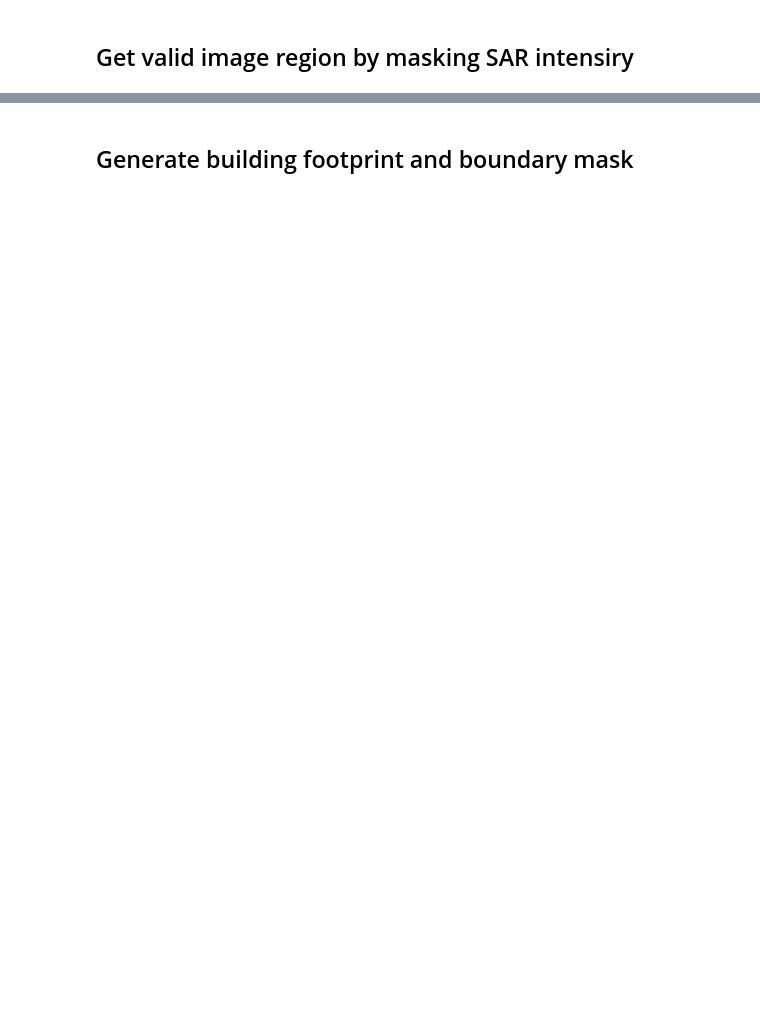
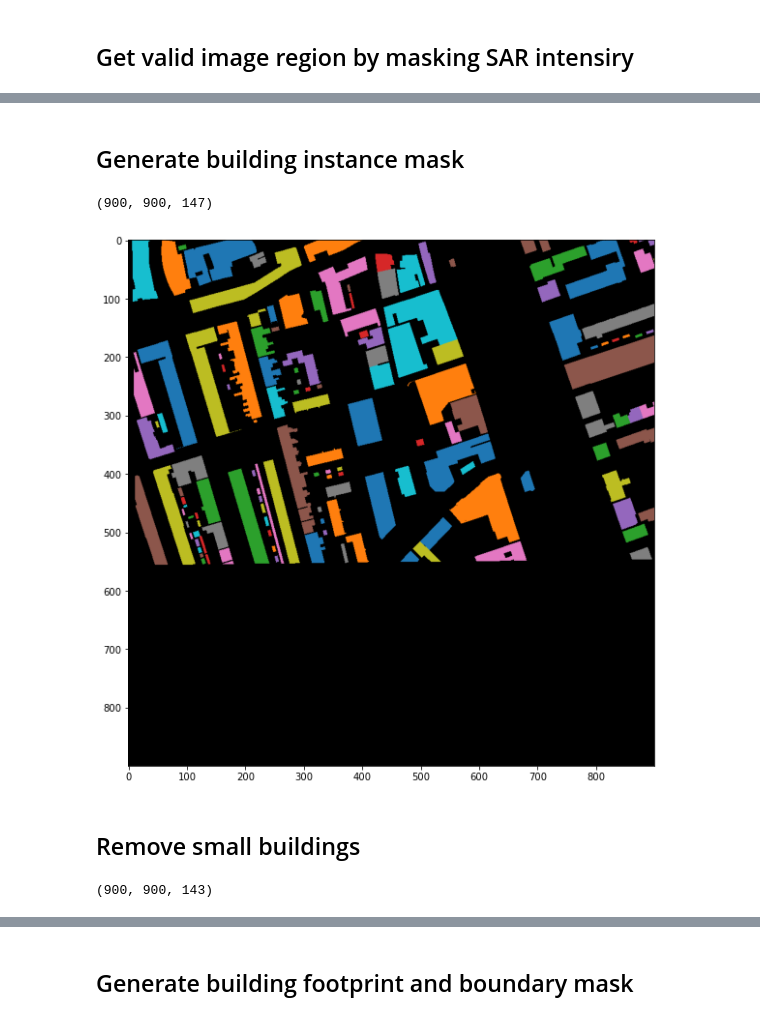
Before and after one commit to motokimura/spacenet6_solution, a Jupyter notebook: notebooks/geojson_to_mask.ipynb, the cells around one changed output, grey strips where cells are left out. Drawn from its saved outputs; the diff is of its cells as text; code cells hidden in the pictures; blank space fills up the shorter version.

```diff
--- a/notebooks/geojson_to_mask.ipynb
+++ b/notebooks/geojson_to_mask.ipynb
@@ -80,0 +81,58 @@ show_mask(roi_mask)
+# %% [markdown]
+## Generate building instance mask
+# %%
+instance_mask = sol.vector.mask.instance_mask(
+    df=building_label_path,
+    reference_im=sar_image_path
+)
+instance_mask[np.logical_not(roi_mask)] = 0
+
+print(instance_mask.shape)  # will show (900, 900, n_buildings)
+# %% [output]
+(900, 900, 147)
+# %%
+def colorize_instance_mask(instance_mask):
+    import seaborn as sns
+    def get_palette(n_color):
+        sns_palette = sns.color_palette(n_colors=n_color)
+        palette = []
+        for normalized_rgb in sns_palette:
+            rgb = [int(c * 255) for c in normalized_rgb]
+            palette.append(rgb)
+        return palette
+
+    h, w, n_building = instance_mask.shape
+    palette = get_palette(n_building)
+
+    colorized_mask = np.zeros(shape=[h, w, 3], dtype=np.uint8)
+    for i in range(n_building):
+        colorized_mask[instance_mask[:, :, i] > 0] = np.array(palette[i])
+
+    return colorized_mask
+
+
+colorized_mask = colorize_instance_mask(instance_mask)
+show_rgb_image(colorized_mask)
+# %% [output]
+[figure, added]
+# %% [markdown]
+## Remove small buildings
+# %%
+def compute_instance_pixel_extents(instance_mask):
+    instance_extents = []
+    _, _, n_building = instance_mask.shape
+    for i in range(n_building):
+        extent = (instance_mask[:, :, i] > 0).sum()
+        instance_extents.append(extent)
+    return instance_extents
+
+
+def remove_small_building(instance_mask, min_extent):
+    instance_extents = compute_instance_pixel_extents(instance_mask)
+    return instance_mask[:, :, np.array(instance_extents) > min_extent]
+
+
+instance_mask = remove_small_building(instance_mask, min_extent=20)
+print(instance_mask.shape)  # will show (900, 900, n_buildings)
+# %% [output]
+(900, 900, 143)
```
Also changed, not shown: parts of 13 cells of this notebook, 2 other files.
